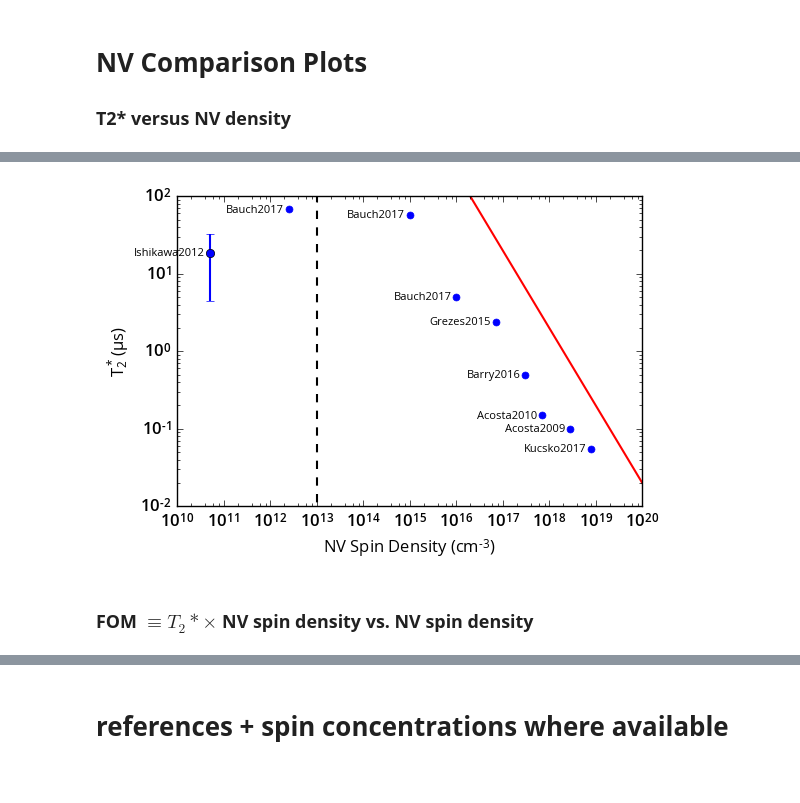
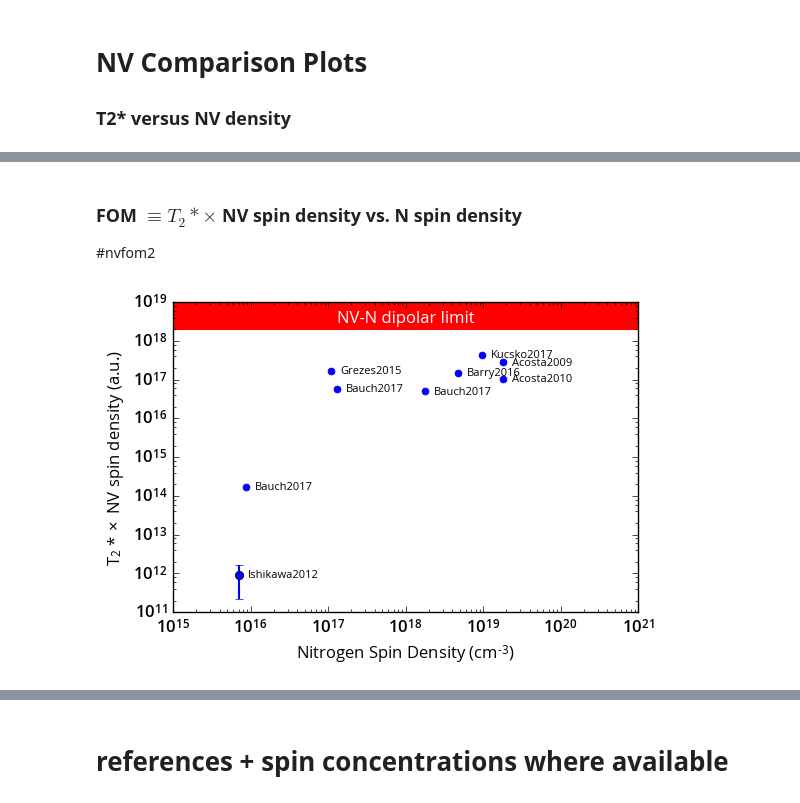
Before and after one commit to ebauch/NV_data, a Jupyter notebook: T2star_survey.ipynb, the cells around one changed output, grey strips where cells are left out. Cells and saved outputs as stored; diff of their text form; code cells hidden in the pictures.

```diff
--- a/T2star_survey.ipynb
+++ b/T2star_survey.ipynb
@@ -6,6 +6,11 @@ import pandas as pd
 import urllib.request
 import numpy as np
 import matplotlib.pyplot as plt
+
+# print latex non-italic
+params = {'mathtext.default': 'regular' }
+plt.rcParams.update(params)
+
 
 # download fonts https://www.fontsquirrel.com/fonts/open-sans
 # font = {
@@ -74,49 +341,58 @@ array(['Bauch2017', 'Bauch2017', 'Bauch2017', 'Barry2016', 'Grezes2015',
+# %% [markdown]
+### FOM $\equiv T_2* \times$ NV spin density vs. N spin density
+#nvfom2
 # %%
 # pick non-nan values
-ind = (~np.isnan(y1)) * (~np.isnan(x1))
+ind = (~np.isnan(y2)) * (~np.isnan(x3))
 # select only NV center values - first ten
 ind = ind[:10]
 
-x1n = x1[ind]
-y1n = y1[ind]
-length = len(x1n)
+x3n = x3[ind]
+y2n = y2[ind]
+
+length = len(x3n)
 labelsn = np.array(labels)[ind]
 
 # plot data + labels
-plt.plot(x1n, y1n, 'b.', ms=10)
+plt.plot(x3n, y2n, 'b.', ms=10)
 for i in range(length):
-    plt.text(x1n[i]*0.8, y1n[i]*(0.99), labelsn[i], fontsize=8, fontweight='normal', va='center', ha='right')
+    plt.text(x3n[i]*1.3, y2n[i]*(0.99), labelsn[i], fontsize=8, fontweight='normal', va='center', ha='left')
 
 # plot p1-limit
-xx = np.linspace(1e11, 1e20, 200);
-plt.plot(xx, 1/(2 * np.pi * 0.014 * xx/(1.76*1e17)), 'r-', lw=1.5)
+xx = np.linspace(1e9, 1e22, 200);
+plt.plot(xx, xx * 1/(2 * np.pi * 0.014 * xx/(1.76*1e17)), 'r-', lw=1.5)
 
 # set single spin resolvability limit
 
-plt.plot([1e13,1e13], [1e-3,1e3],'k--', lw=1.5)
+# plt.plot([1e13,1e13], [1e10, 1e19],'k--', lw=1.5)
 
-# plot iskawa
-plt.errorbar(5e10, 18.5, yerr=[14], fmt='o', color='b', lw=1.5)
+# plot Ishikawa
+plt.errorbar(7e15, 5.00e10 * 18.5, yerr=14 * 5.00e10, fmt='o', color='b', lw=1.5)
 # plt.text(5e10, 1.05, 18.5)
 # set plot labels
 
-plt.xlabel('NV Spin Density ($cm^{-3}$)')
-plt.ylabel(r'$T_2^* (\mu$s)')
+## dipolar limit
+
+l1 = 1/(2 * np.pi * 0.014/(1.76*1e17))
+# plt.plot(xx, l1, 'k--')
+plt.fill_between([1e10, 1e23], [l1, l1], [1e20, 1e20], facecolor='r', edgecolor='None', interpolate=False)
+plt.text(1e18, 3 * 1e18, 'NV-N dipolar limit', ha='center', color='#ffffff', fontweight='normal')
+
+## plot settings
+plt.xlabel('Nitrogen Spin Density ($cm^{-3}$)')
+plt.ylabel(r'T$_2* \times $ NV spin density (a.u.)')
 
 plt.xscale('log')
 plt.yscale('log')
 
-# plt.xlim(10**10, 10**19)
-ax = plt.gca()
-ax.set_xlim([1e10,1e20])
-plt.ylim([10**-2, 100])
+plt.xlim(1e15, 1e21)
+plt.ylim([1e11, 1e19])
 
-plt.savefig("fig1.pdf")
+plt.savefig("T2star_survey_fig2_fom.pdf")
+plt.savefig("T2star_survey_fig2_fom.png")
 
 plt.show()
 
 ### Compare T2* and FOM2 versus Interrogated Spin
 # %% [output]
-[figure, old version]
+[figure, new version]
-# %% [markdown]
-### FOM $\equiv T_2* \times$ NV spin density vs. NV spin density
```
Also changed, not shown: parts of 22 cells of this notebook, 8 other files.
